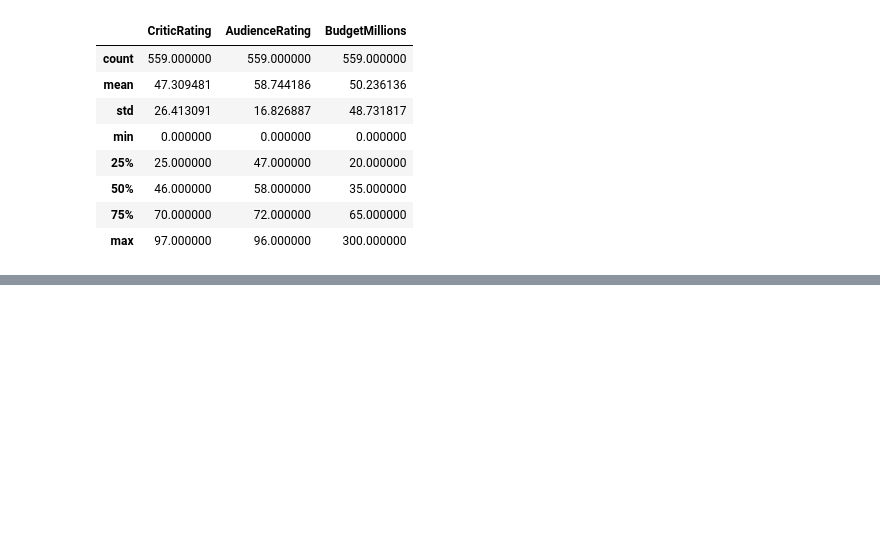
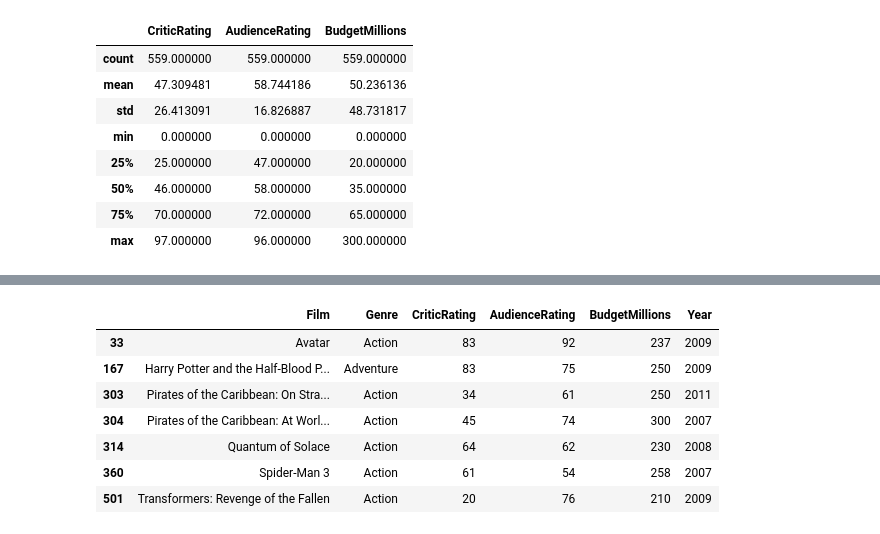
Before and after one commit to victorshimizu/Udemy_Python-For-Data-Science, a Jupyter notebook: Python A-Z™ - Python For Data Science With Real Exercises!/06 - Advanced Visualization/Movie Rating Analytics Review.ipynb, the cells around one changed output, grey strips where cells are left out. Saved outputs shown, nothing was run; the diff lists cells and outputs as text; code cells hidden in the pictures; blank space fills up the shorter version.

```diff
--- a/Python A-Z™ - Python For Data Science With Real Exercises!/06 - Advanced Visualization/Movie Rating Analytics Review.ipynb
+++ b/Python A-Z™ - Python For Data Science With Real Exercises!/06 - Advanced Visualization/Movie Rating Analytics Review.ipynb
@@ -78,0 +98,11 @@ movies.describe()
+# %%
+movies[movies.BudgetMillions > 200]
+# %% [output]
+|  | Film | Genre | CriticRating | AudienceRating | BudgetMillions | Year |
+| 33 | Avatar | Action | 83 | 92 | 237 | 2009 |
+| 167 | Harry Potter and the Half-Blood P... | Adventure | 83 | 75 | 250 | 2009 |
+| 303 | Pirates of the Caribbean: On Stra... | Action | 34 | 61 | 250 | 2011 |
+| 304 | Pirates of the Caribbean: At Worl... | Action | 45 | 74 | 300 | 2007 |
+| 314 | Quantum of Solace | Action | 64 | 62 | 230 | 2008 |
+| 360 | Spider-Man 3 | Action | 61 | 54 | 258 | 2007 |
+| 501 | Transformers: Revenge of the Fallen | Action | 20 | 76 | 210 | 2009 |
```
Also changed, not shown: parts of 7 cells of this notebook.
